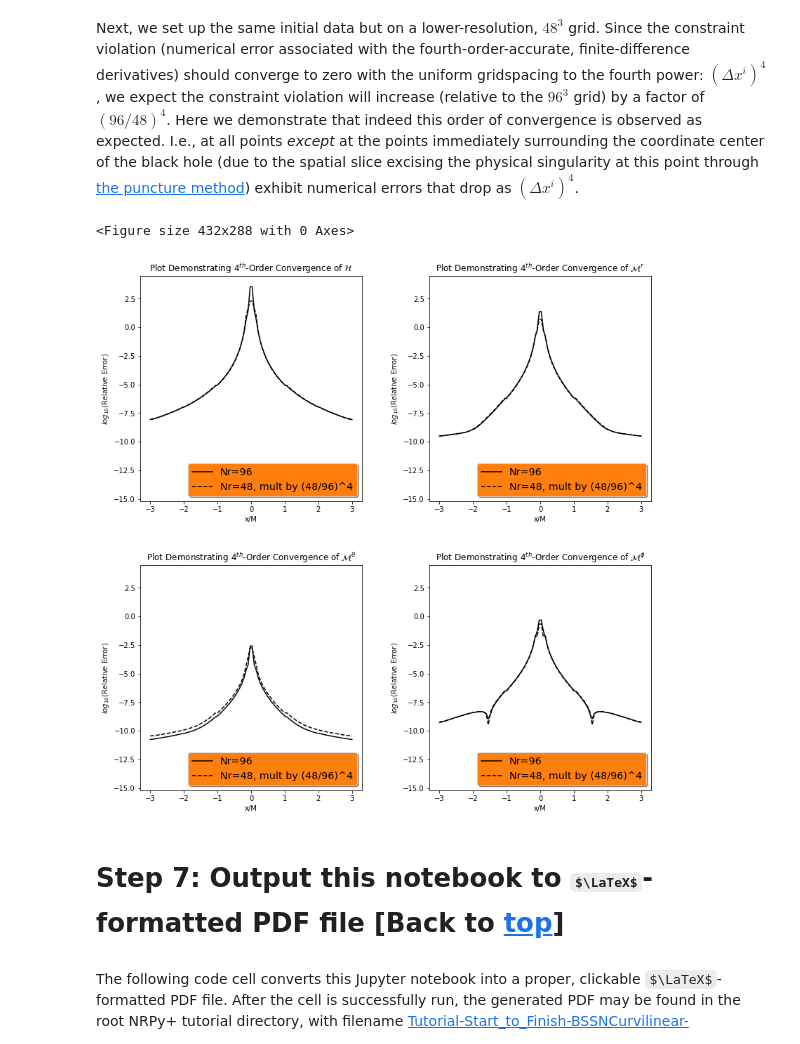
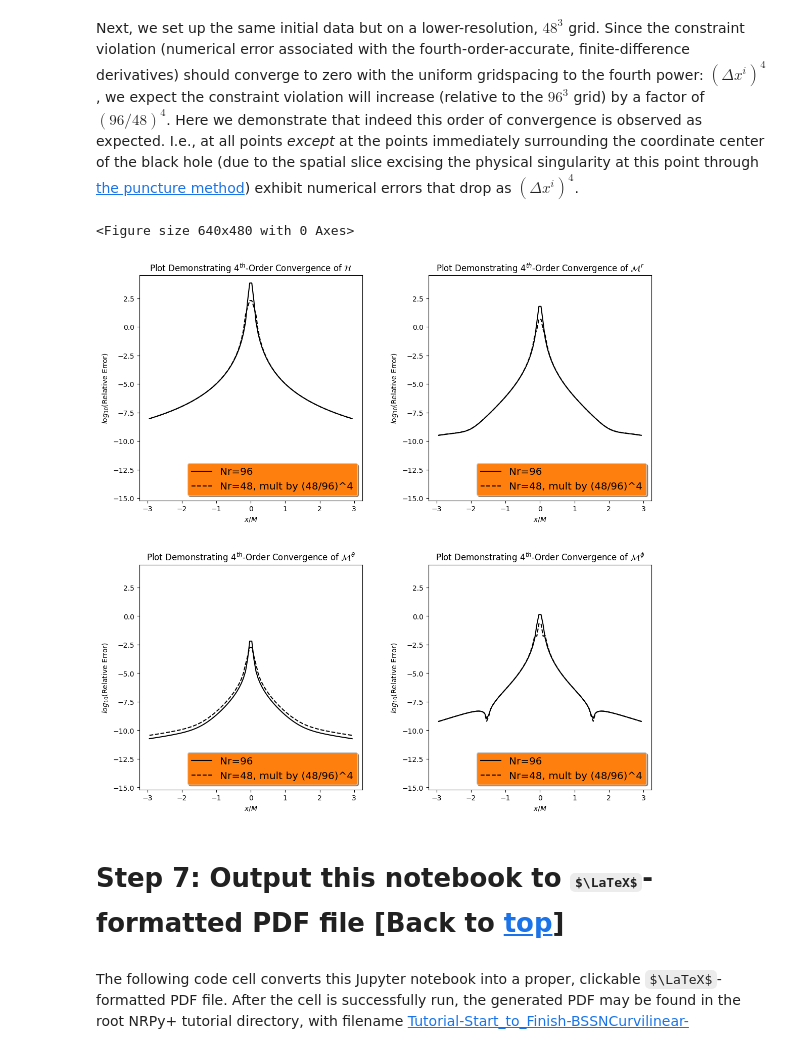
Before and after one commit to stevenrbrandt/nrpytutorial, a Jupyter notebook: Tutorial-Start_to_Finish-BSSNCurvilinear-Exact_Initial_Data_new_way.ipynb, the cells around one changed output. Cells and saved outputs as stored; diff of their text form; code cells hidden in the pictures; some formulas as TeX source.

Commit message:
Tutorial-Start_to_Finish-BSSNCurvilinear-Exact_Initial_Data_new_way.ipynb: Update plotting scripts to latest infrastructure

```diff
--- a/Tutorial-Start_to_Finish-BSSNCurvilinear-Exact_Initial_Data_new_way.ipynb
+++ b/Tutorial-Start_to_Finish-BSSNCurvilinear-Exact_Initial_Data_new_way.ipynb
@@ -529,0 +495,9 @@ Image("ID.png")
+# %%
+import diagnostics_generic.process_2D_data as plot2D
+xy_extent=domain_size
+# Data are in format x,y,z, CF,Ham,mom0,mom1,mom2
+output_grid_data = []
+for i in [3, 4, 5, 6, 7]:
+    output_grid_x, output_grid_y, output_grid_data_i = \
+        plot2D.generate_uniform_2D_grid('out96.txt', 0,1,i, [-xy_extent,xy_extent], [-xy_extent,xy_extent])
+    output_grid_data += [output_grid_data_i]
@@ -589,62 +571,59 @@ plt.tight_layout(pad=4)
 # %% [markdown]
 Next, we set up the same initial data but on a lower-resolution, $48^3$ grid. Since the constraint violation (numerical error associated with the fourth-order-accurate, finite-difference derivatives) should converge to zero with the uniform gridspacing to the fourth power: $\left(\Delta x^i\right)^4$, we expect the constraint violation will increase (relative to the $96^3$ grid) by a factor of $\left(96/48\right)^4$. Here we demonstrate that indeed this order of convergence is observed as expected. I.e., at all points *except* at the points immediately surrounding the coordinate center of the black hole (due to the spatial slice excising the physical singularity at this point through [the puncture method](http://gr.physics.ncsu.edu/UMD_June09.pdf)) exhibit numerical errors that drop as $\left(\Delta x^i\right)^4$.
 # %%
-x48,y48,z48,valuesCF48,valuesHam48,valuesmomr48,valuesmomtheta48,valuesmomphi48 = np.loadtxt('out48.txt').T #Transposed for easier unpacking
-points48 = np.zeros((len(x48), 2))
-for i in range(len(x48)):
-    points48[i][0] = x48[i]
-    points48[i][1] = y48[i]
+# Plot settings
+x_extent=domain_size      # plot from -x_extent to +x_extent
+sample_numpts_x = 100     # number of points to plot
+interp_method = "linear"  # Could be linear (recommended), nearest (don't use; gridpoints are off-axis), or cubic
 
-RefData=[valuesHam48,valuesmomr48,valuesmomtheta48,valuesmomphi48]
-SubTitles=[r"\mathcal{H}",r"\mathcal{M}^r",r"\mathcal{M}^{\theta}",r"\mathcal{M}^{\phi}"]
+# Data are in format x,y,z, CF,Ham,mom0,mom1,mom2
+output_1D_grid_data48 = []
+output_1D_grid_data96 = []
+for i in [4, 5, 6, 7]:
+    output_grid_x96, output_1D_grid_data48_i = \
+        plot2D.extract_1D_slice_from_2D_data('out48.txt', 0.0,
+                                      0,1,i, [-x_extent, x_extent], sample_numpts_x=sample_numpts_x,
+                                      interp_method=interp_method)
+    output_grid_x48, output_1D_grid_data96_i = \
+        plot2D.extract_1D_slice_from_2D_data('out96.txt', 0.0,
+                                      0,1,i, [-x_extent, x_extent], sample_numpts_x=sample_numpts_x,
+                                      interp_method=interp_method)
+    output_1D_grid_data48 += [output_1D_grid_data48_i]
+    output_1D_grid_data96 += [output_1D_grid_data96_i]
+
+
+PlotTitles=[r"\mathcal{H}",r"\mathcal{M}^r",r"\mathcal{M}^{\theta}",r"\mathcal{M}^{\phi}"]
 if "Cartesian" in CoordSystem:
-    SubTitles=[r"\mathcal{H}",r"\mathcal{M}^x",r"\mathcal{M}^{y}",r"\mathcal{M}^{z}"]
+    PlotTitles=[r"\mathcal{H}",r"\mathcal{M}^x",r"\mathcal{M}^{y}",r"\mathcal{M}^{z}"]
 
 axN = []
 plt.clf()
 
 # We want to create four plots. One for the Hamiltonian, and three for the momentum
 # constrains (r,th,ph)
 # Define the size of the overall figure
 fig = plt.figure(figsize=(12,12)) # 8 in x 8 in
 
 for p in range(num_plots): #loop to cycle through our constraints and plot the data
-    grid48 = griddata(points48, RefData[p], (grid_x, grid_y), method='nearest')
-    griddiff_48_minus_96 = np.zeros((100,100))
-    griddiff_48_minus_96_1darray = np.zeros(100*100)
-    gridx_1darray_yeq0 = np.zeros(100)
-    grid48_1darray_yeq0 = np.zeros(100)
-    grid96_1darray_yeq0 = np.zeros(100)
-    count = 0
-    for i in range(100):
-        for j in range(100):
-            griddiff_48_minus_96[i][j] = grid48[i][j] - grid96N[p][i][j]
-            griddiff_48_minus_96_1darray[count] = griddiff_48_minus_96[i][j]
-            if j==49:
-                gridx_1darray_yeq0[i] = grid_x[i][j]
-                grid48_1darray_yeq0[i] = grid48[i][j] + np.log10((48./96.)**4)
-                grid96_1darray_yeq0[i] = grid96N[p][i][j]
-            count = count + 1
-
     #Generate the subplot for the each constraint
     ax = fig.add_subplot(221+p)
     axN.append(ax) # Grid of 2x2
-    axN[p].set_title('Plot Demonstrating $4^{th}$-Order Convergence of $'+SubTitles[p]+'$')
-    axN[p].set_xlabel("x/M")
+    axN[p].set_title('Plot Demonstrating $4^{th}$-Order Convergence of $'+PlotTitles[p]+'$')
+    axN[p].set_xlabel(r"$x/M$")
     axN[p].set_ylabel("$log_{10}$(Relative Error)")
 
-    ax.plot(gridx_1darray_yeq0, grid96_1darray_yeq0, 'k-', label='Nr=96')
-    ax.plot(gridx_1darray_yeq0, grid48_1darray_yeq0, 'k--', label='Nr=48, mult by (48/96)^4')
+    ax.plot(output_grid_x96, output_1D_grid_data96[p], 'k-', label='Nr=96')
+    ax.plot(output_grid_x48, output_1D_grid_data48[p] + 4*np.log10(48./96.), 'k--', label='Nr=48, mult by (48/96)^4')
     ax.set_ylim([-15.2,4.5])
 
     legend = ax.legend(loc='lower right', shadow=True, fontsize='x-large')
     legend.get_frame().set_facecolor('C1')
 
 # Adjust the spacing between plots
 plt.tight_layout(pad=4)
 # %% [output]
-<Figure size 432x288 with 0 Axes>
+<Figure size 640x480 with 0 Axes>
-[figure, old version]
+[figure, new version]
 # %% [markdown]
 <a id='latex_pdf_output'></a>
 
```
Also changed, not shown: parts of 8 cells of this notebook, 1 other file.
